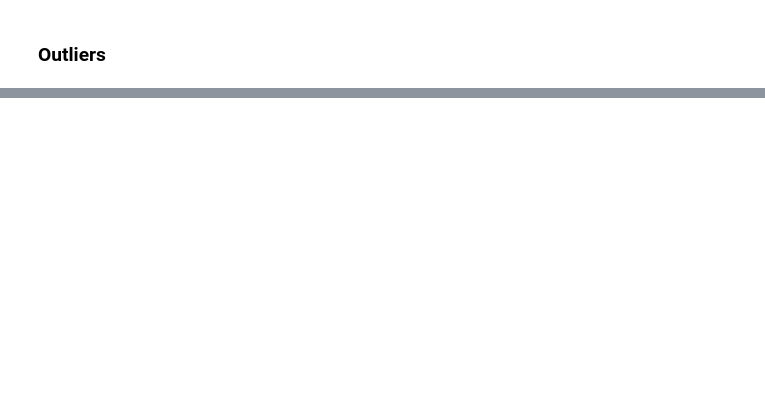
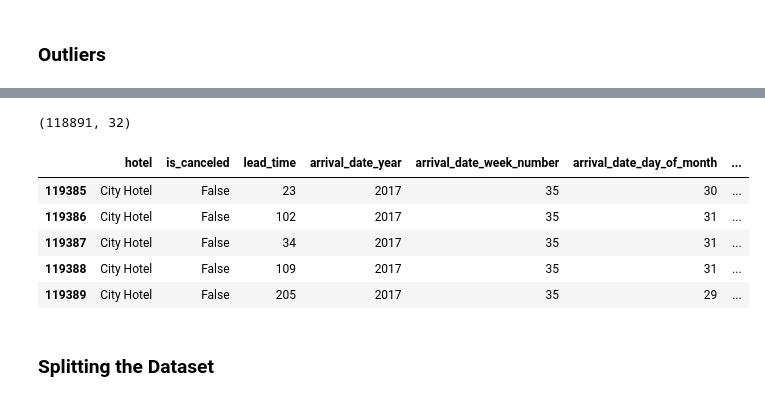
Before and after one commit to yusufkurubacak/Booking-Cancellation-Prediction, a Jupyter notebook: notebook.ipynb, the cells around one changed output, grey strips where cells are left out. Cells and saved outputs as stored; diff of their text form; code cells hidden in the pictures; blank space fills up the shorter version.

```diff
--- a/notebook.ipynb
+++ b/notebook.ipynb
@@ -266,0 +453,13 @@ This will prevent the model from overfitting to our training dataset and enhance
+# %%
+df_encoded.shape
+# %% [output]
+(118891, 32)
+# %%
+df.tail()
+# %% [output]
+|  | hotel | is_canceled | lead_time | arrival_date_year | arrival_date_week_number | arrival_date_day_of_month | ... |
+| 119385 | City Hotel | False | 23 | 2017 | 35 | 30 | ... |
+| 119386 | City Hotel | False | 102 | 2017 | 35 | 31 | ... |
+| 119387 | City Hotel | False | 34 | 2017 | 35 | 31 | ... |
+| 119388 | City Hotel | False | 109 | 2017 | 35 | 31 | ... |
+| 119389 | City Hotel | False | 205 | 2017 | 35 | 29 | ... |
@@ -266,0 +468,2 @@ This will prevent the model from overfitting to our training dataset and enhance
+# %% [markdown]
+### Splitting the Dataset
```
Also changed, not shown: parts of 47 cells of this notebook, 1 other file.
